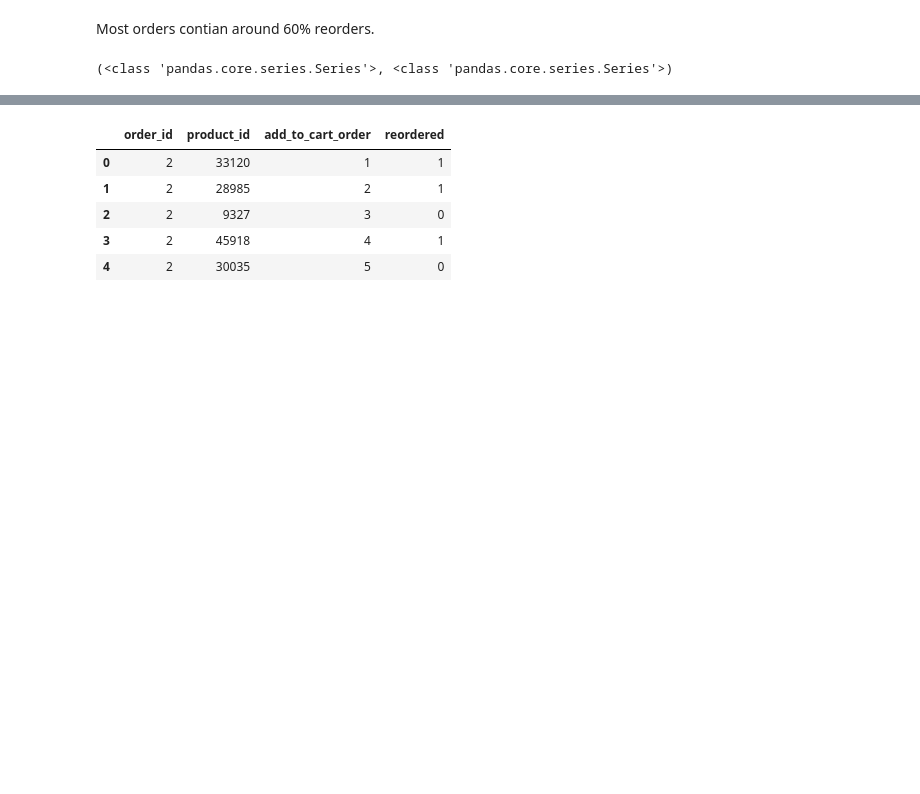
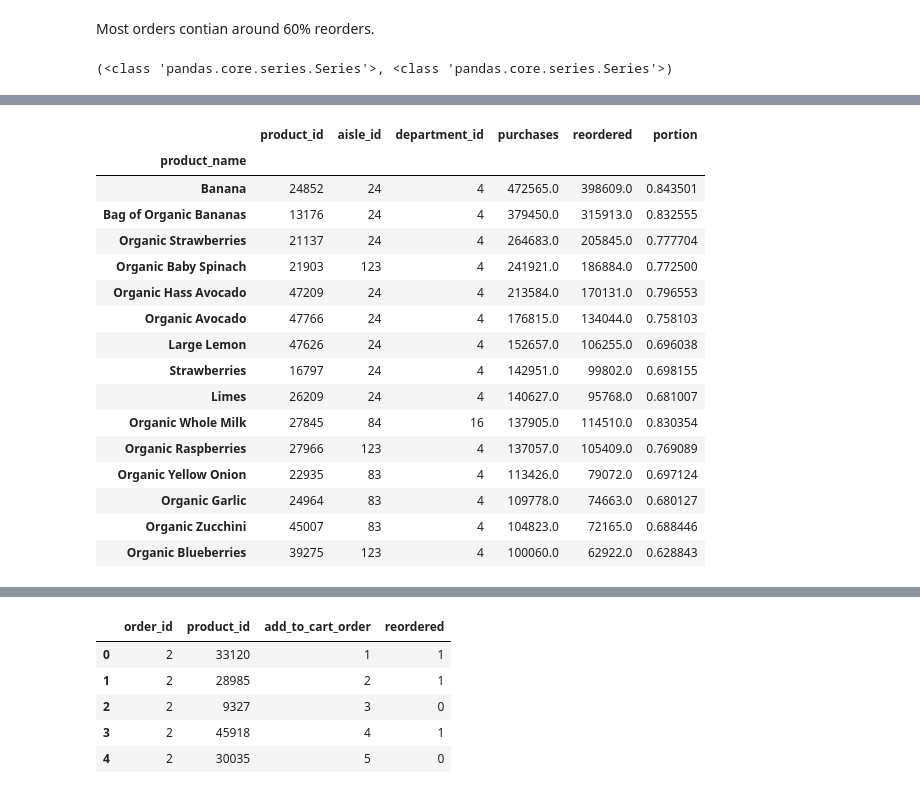
Before and after one commit to lbjennings/Springboard, a Jupyter notebook: Springboard/Capstone Project 1/Capstone_EDA.ipynb, the cells around one changed output, grey strips where cells are left out. Cells and saved outputs as stored; diff of their text form; code cells hidden in the pictures; blank space fills up the shorter version.

```diff
--- a/Springboard/Capstone Project 1/Capstone_EDA.ipynb
+++ b/Springboard/Capstone Project 1/Capstone_EDA.ipynb
@@ -318,0 +553,23 @@ df_order_totals=pd.concat([items_in_order,reorders_by_order], axis=1, join='inne
+# %%
+#set product name as index
+top_sellers=products_in_order.set_index('product_name')
+top_sellers=top_sellers.sort_values(by='purchases',ascending=False).head(15)
+top_sellers
+# %% [output]
+|  | product_id | aisle_id | department_id | purchases | reordered | portion |
+| product_name |  |  |  |  |  |  |
+| Banana | 24852 | 24 | 4 | 472565.0 | 398609.0 | 0.843501 |
+| Bag of Organic Bananas | 13176 | 24 | 4 | 379450.0 | 315913.0 | 0.832555 |
+| Organic Strawberries | 21137 | 24 | 4 | 264683.0 | 205845.0 | 0.777704 |
+| Organic Baby Spinach | 21903 | 123 | 4 | 241921.0 | 186884.0 | 0.772500 |
+| Organic Hass Avocado | 47209 | 24 | 4 | 213584.0 | 170131.0 | 0.796553 |
+| Organic Avocado | 47766 | 24 | 4 | 176815.0 | 134044.0 | 0.758103 |
+| Large Lemon | 47626 | 24 | 4 | 152657.0 | 106255.0 | 0.696038 |
+| Strawberries | 16797 | 24 | 4 | 142951.0 | 99802.0 | 0.698155 |
+| Limes | 26209 | 24 | 4 | 140627.0 | 95768.0 | 0.681007 |
+| Organic Whole Milk | 27845 | 84 | 16 | 137905.0 | 114510.0 | 0.830354 |
+| Organic Raspberries | 27966 | 123 | 4 | 137057.0 | 105409.0 | 0.769089 |
+| Organic Yellow Onion | 22935 | 83 | 4 | 113426.0 | 79072.0 | 0.697124 |
+| Organic Garlic | 24964 | 83 | 4 | 109778.0 | 74663.0 | 0.680127 |
+| Organic Zucchini | 45007 | 83 | 4 | 104823.0 | 72165.0 | 0.688446 |
+| Organic Blueberries | 39275 | 123 | 4 | 100060.0 | 62922.0 | 0.628843 |
```
Also changed, not shown: parts of 27 cells of this notebook, 1 other file.
